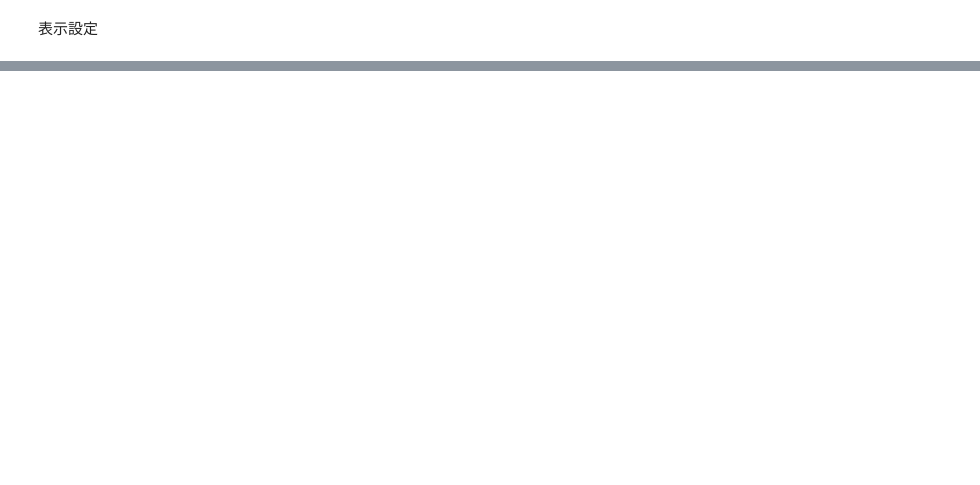
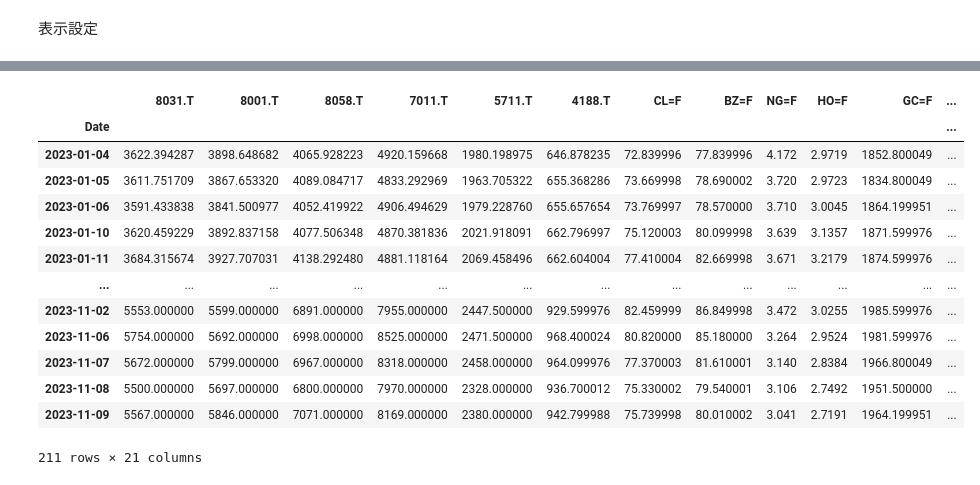
Before and after one commit to aguilarklyno/Fukuhara-Seminar, a Jupyter notebook: 23_11_24_week-05/main.ipynb, the cells around one changed output, grey strips where cells are left out. Drawn from its saved outputs; the diff is of its cells as text; code cells hidden in the pictures; blank space fills up the shorter version.

```diff
--- a/23_11_24_week-05/main.ipynb
+++ b/23_11_24_week-05/main.ipynb
@@ -280,0 +368,24 @@ display_dataframes_with_buttons({
+# %%
+# フィルタリングする開始日を設定
+start_date = '2023-01-01'
+
+# 日付でフィルタリング
+df_base_da_2023 = df_base_da[df_base_da.index >= start_date]
+
+# 結果の表示（任意）
+df_base_da_2023
+# %% [output]
+|  | 8031.T | 8001.T | 8058.T | 7011.T | 5711.T | 4188.T | CL=F | BZ=F | NG=F | HO=F | GC=F | ... |
+| Date |  |  |  |  |  |  |  |  |  |  |  | ... |
+| 2023-01-04 | 3622.394287 | 3898.648682 | 4065.928223 | 4920.159668 | 1980.198975 | 646.878235 | 72.839996 | 77.839996 | 4.172 | 2.9719 | 1852.800049 | ... |
+| 2023-01-05 | 3611.751709 | 3867.653320 | 4089.084717 | 4833.292969 | 1963.705322 | 655.368286 | 73.669998 | 78.690002 | 3.720 | 2.9723 | 1834.800049 | ... |
+| 2023-01-06 | 3591.433838 | 3841.500977 | 4052.419922 | 4906.494629 | 1979.228760 | 655.657654 | 73.769997 | 78.570000 | 3.710 | 3.0045 | 1864.199951 | ... |
+| 2023-01-10 | 3620.459229 | 3892.837158 | 4077.506348 | 4870.381836 | 2021.918091 | 662.796997 | 75.120003 | 80.099998 | 3.639 | 3.1357 | 1871.599976 | ... |
+| 2023-01-11 | 3684.315674 | 3927.707031 | 4138.292480 | 4881.118164 | 2069.458496 | 662.604004 | 77.410004 | 82.669998 | 3.671 | 3.2179 | 1874.599976 | ... |
+| ... | ... | ... | ... | ... | ... | ... | ... | ... | ... | ... | ... | ... |
+| 2023-11-02 | 5553.000000 | 5599.000000 | 6891.000000 | 7955.000000 | 2447.500000 | 929.599976 | 82.459999 | 86.849998 | 3.472 | 3.0255 | 1985.599976 | ... |
+| 2023-11-06 | 5754.000000 | 5692.000000 | 6998.000000 | 8525.000000 | 2471.500000 | 968.400024 | 80.820000 | 85.180000 | 3.264 | 2.9524 | 1981.599976 | ... |
+| 2023-11-07 | 5672.000000 | 5799.000000 | 6967.000000 | 8318.000000 | 2458.000000 | 964.099976 | 77.370003 | 81.610001 | 3.140 | 2.8384 | 1966.800049 | ... |
+| 2023-11-08 | 5500.000000 | 5697.000000 | 6800.000000 | 7970.000000 | 2328.000000 | 936.700012 | 75.330002 | 79.540001 | 3.106 | 2.7492 | 1951.500000 | ... |
+| 2023-11-09 | 5567.000000 | 5846.000000 | 7071.000000 | 8169.000000 | 2380.000000 | 942.799988 | 75.739998 | 80.010002 | 3.041 | 2.7191 | 1964.199951 | ... |
+211 rows × 21 columns
```
Also changed, not shown: parts of 107 cells of this notebook, 4 other files.
